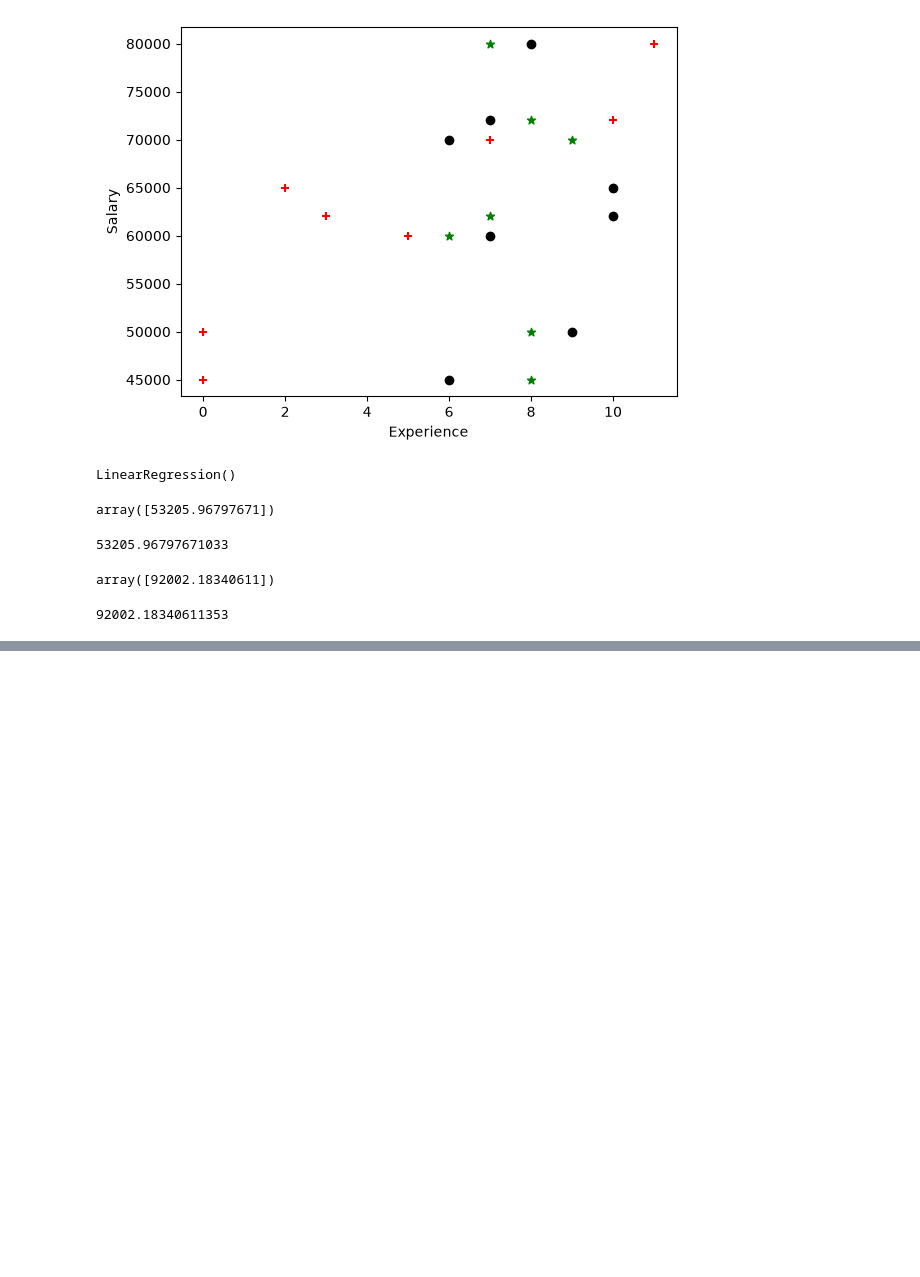
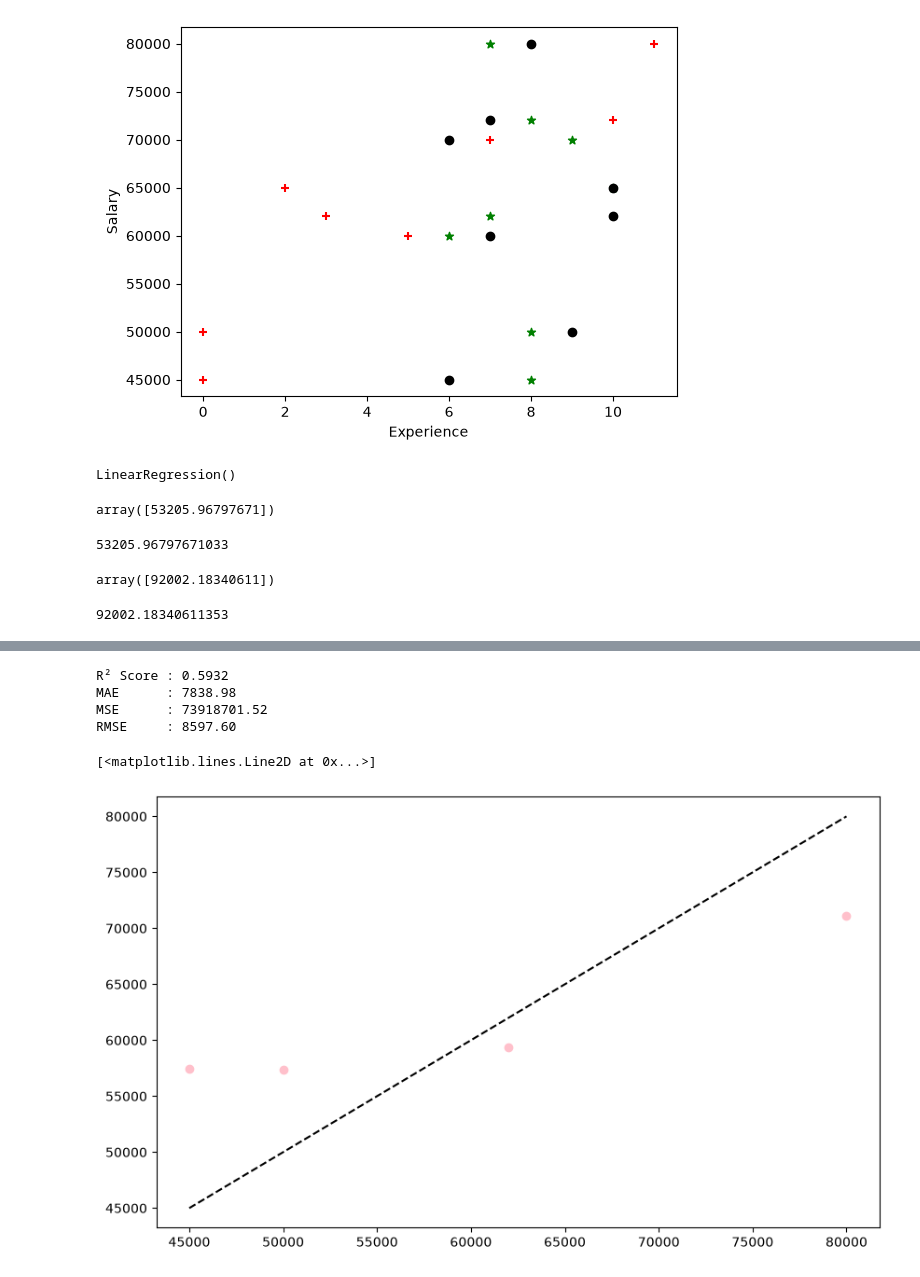
Before and after one commit to meghanaagnur/multiple-linear-regression, a Jupyter notebook: 02-Salary-Prediction/salary_prediction.ipynb, the cells around one changed output, grey strips where cells are left out. Cells and saved outputs as stored; diff of their text form; code cells hidden in the pictures; blank space fills up the shorter version.

Commit message:
Add train_test_split and even evaluation metrics

```diff
--- a/02-Salary-Prediction/salary_prediction.ipynb
+++ b/02-Salary-Prediction/salary_prediction.ipynb
@@ -116,3 +118,10 @@ predicted_salary = 12 * coefficients[0] + 10 * coefficients[1] + 10 * coefficien
 print(predicted_salary)
 # %% [output]
 92002.18340611353
+# %%
+X = df[['experience','test_score(out of 10)','interview_score(out of 10)']]
+y = df['salary($)']
+# %%
+X_train, X_test, y_train, y_test = train_test_split(X, y, train_size=0.5, random_state=42)
+# %%
+reg.fit(X_train, y_train)
@@ -118,0 +130,5 @@ print(predicted_salary)
+# %%
+y_pred = reg.predict(X_test)
+results = X_test.copy()
+results["Actual salary"] = y_test.values
+results["Predicted Salary"] = y_pred
@@ -118,0 +160,22 @@ print(predicted_salary)
+# %%
+r2 = r2_score(y_test, y_pred)
+mae = mean_absolute_error(y_test, y_pred)
+mse = mean_squared_error(y_test, y_pred)
+rmse = root_mean_squared_error(y_test, y_pred)
+
+print(f"R² Score : {r2:.4f}")
+print(f"MAE      : {mae:.2f}")
+print(f"MSE      : {mse:.2f}")
+print(f"RMSE     : {rmse:.2f}")
+# %% [output]
+R² Score : 0.5932
+MAE      : 7838.98
+MSE      : 73918701.52
+RMSE     : 8597.60
+# %%
+plt.figure(figsize=(10,6))
+plt.scatter(results["Actual salary"],results["Predicted Salary"], color = 'pink', marker='o', label="Predictions")
+plt.plot([results['Actual salary'].min(),results['Actual salary'].max()],[results['Actual salary'].min(),results['Actual salary'].max()],color= 'black', linestyle= "--", label="Actual values")
+# %% [output]
+[<matplotlib.lines.Line2D at 0x...>]
+[figure, added]
```
Also changed, not shown: parts of 4 cells of this notebook.
